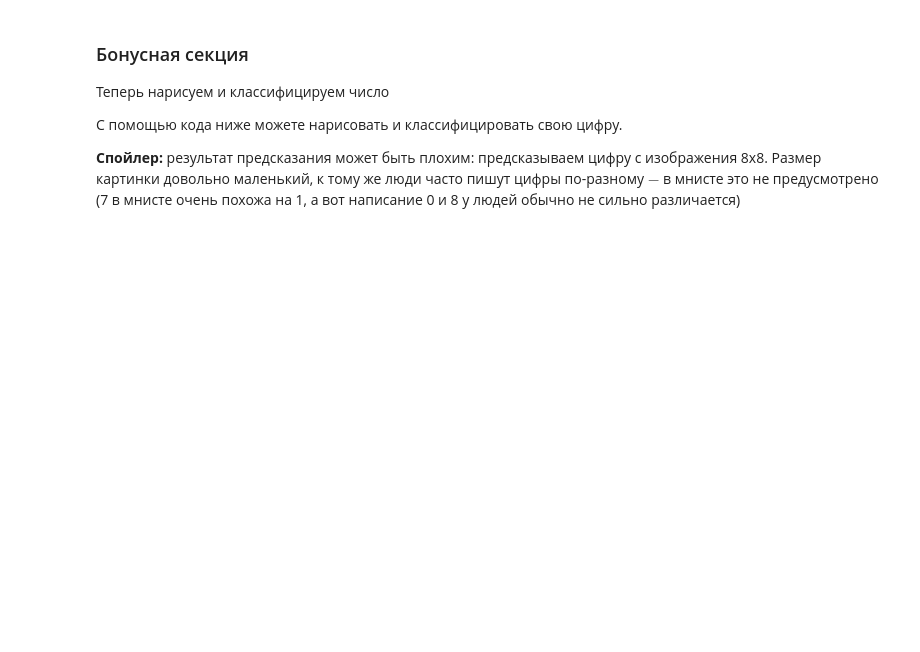
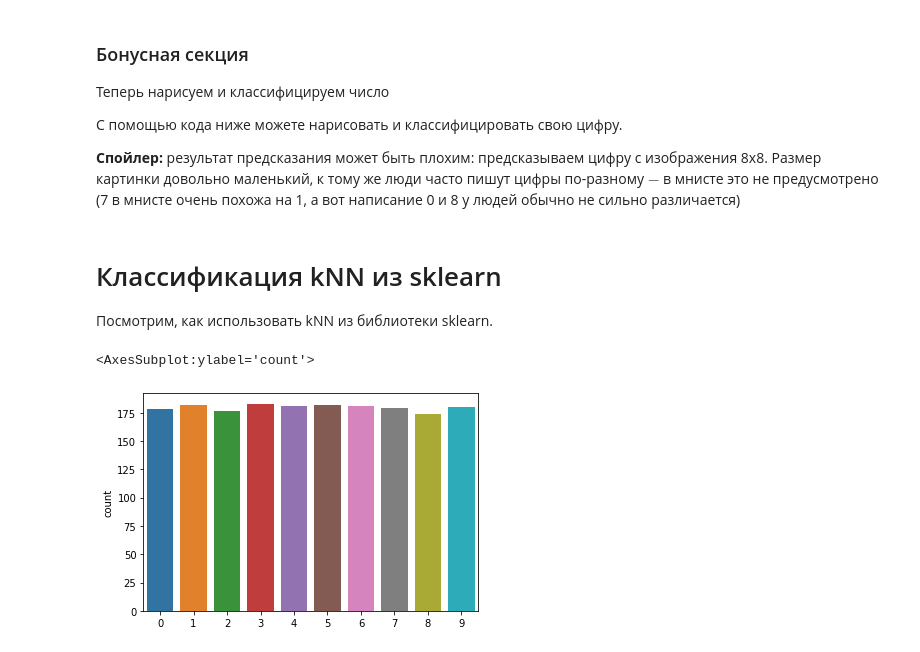
Before and after one commit to senior-sigan/omsu_ml, a Jupyter notebook: 03_knn_classification/02-ws-knn.ipynb, the cells around one changed output. Cells and saved outputs as stored; diff of their text form; code cells hidden in the pictures; blank space fills up the shorter version.

```diff
--- a/03_knn_classification/02-ws-knn.ipynb
+++ b/03_knn_classification/02-ws-knn.ipynb
@@ -488,3 +523,16 @@ plt.imshow(image_array.reshape([8,8]), cmap='gray')
 # %%
 y_pred = nearest_neighbours_classify(X_train, y_train, 5, image_array)
 print('Это цифра ', y_pred[0])
+# %% [markdown]
+# Классификация kNN из sklearn
+
+Посмотрим, как использовать kNN из библиотеки sklearn.
+# %%
+from sklearn import datasets
+
+X, y = datasets.load_digits(return_X_y=True)
+# %%
+sns.countplot(x=y)
+# %% [output]
+<AxesSubplot:ylabel='count'>
+[figure, added]
```
Also changed, not shown: parts of 46 cells of this notebook, 2 other files.
